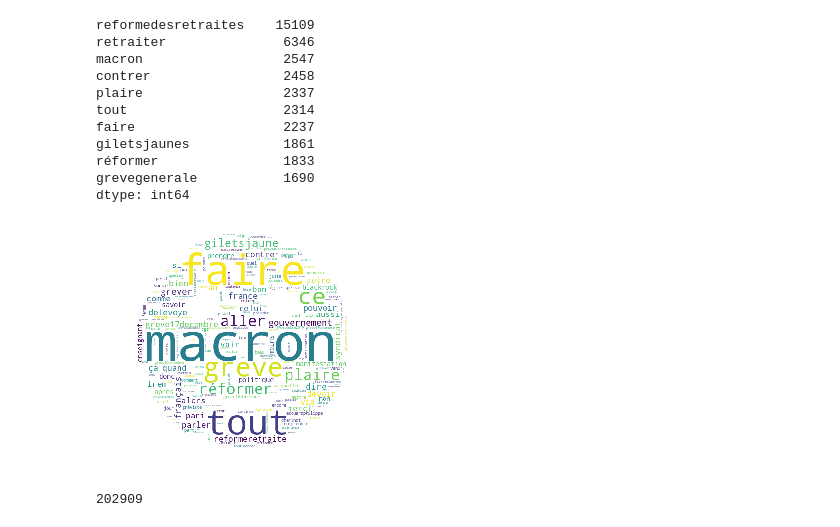
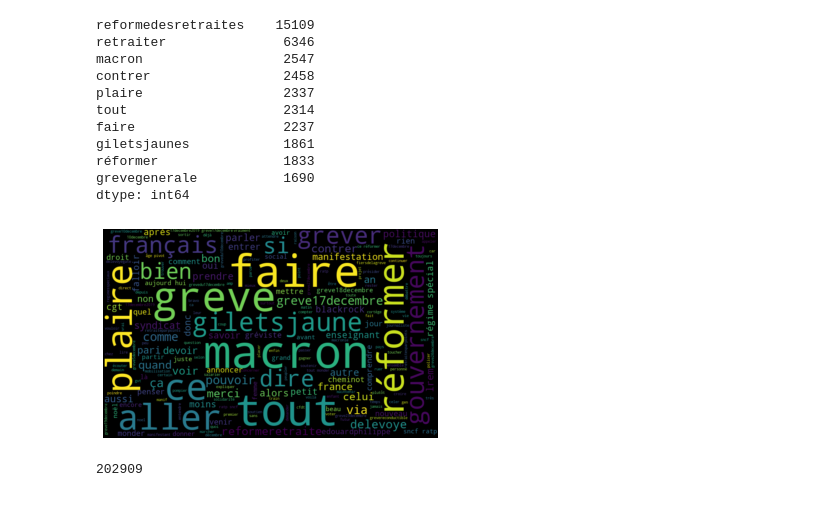
Before and after one commit to alinedebenath/ironhack-datalabs-dataparis0619-pt, a Jupyter notebook: final-project/final-project-NLP_step2.ipynb, the cells around one changed output. Cells and saved outputs as stored; diff of their text form; code cells hidden in the pictures.

```diff
--- a/final-project/final-project-NLP_step2.ipynb
+++ b/final-project/final-project-NLP_step2.ipynb
@@ -34,3 +7,5 @@ greve_twitter_origin=pd.read_csv('greve_twitter_final.csv', index_col=[0])
 # %%
-greve_twitter_origin.tweet_processed2=[x.replace("""'""",'') for x in greve_twitter_origin.tweet_processed2]
-greve_twitter_origin.date = greve_twitter_origin.date.map(lambda x: str(x)[:-15])
+greve_twitter.tweet_processed2=[x.replace("""'""",'') for x in greve_twitter.tweet_processed2]
+greve_twitter.date = greve_twitter.date.map(lambda x: str(x)[:-15])
+pd.options.display.max_colwidth = 50
+greve_twitter.sample(5)
@@ -130,4 +18,0 @@ weighted avg       0.88      0.87      0.87       554
-# %%
-greve_twitter=pd.read_csv('greve_twitter_final.csv', index_col=[0])
-X_cv2 = cv1_new.transform(greve_twitter['tweet_processed2'])
-greve_twitter['polarity2']=logreg.predict(X_cv2)
@@ -238,19 +82,12 @@ dtype: int64
 # %%
 #df positifs + wordcloud
 text_positif = ' '.join([x for x in greve_positif.tweet_processed2])
-happy_mask = np.array(Image.open("./happy.png"))
-stopwords=['reformedesretraites','réformedesretraites','retraiter','grevegenerale']
-all_text= ' '.join([x for x in greve_twitter.tweet_processed2])
-wordcloud = WordCloud(background_color='white',random_state=21,
-                      max_font_size=110,width=1800,
-                      height=1400,
-                      stopwords=stopwords,mask=happy_mask).generate(text_positif)
-plt.imshow(wordcloud)
-plt.axis("off")
-plt.savefig('./happy_wordcloud.png', dpi=1200)
-plt.show()
+wordcloud = WordCloud(width=800, height=500, random_state=21,max_font_size=110,stopwords=stopwords).generate(text_positif)
+plt.imshow(wordcloud, interpolation="bilinear")
+plt.axis('off')
+plt.savefig('greve_pos_mots.png')
 # %% [output]
-[figure, old version]
+[figure, new version]
 # %%
 text_positifok = text_positif.split()
 # %%
```
Also changed, not shown: parts of 34 cells of this notebook, 1 other file.
